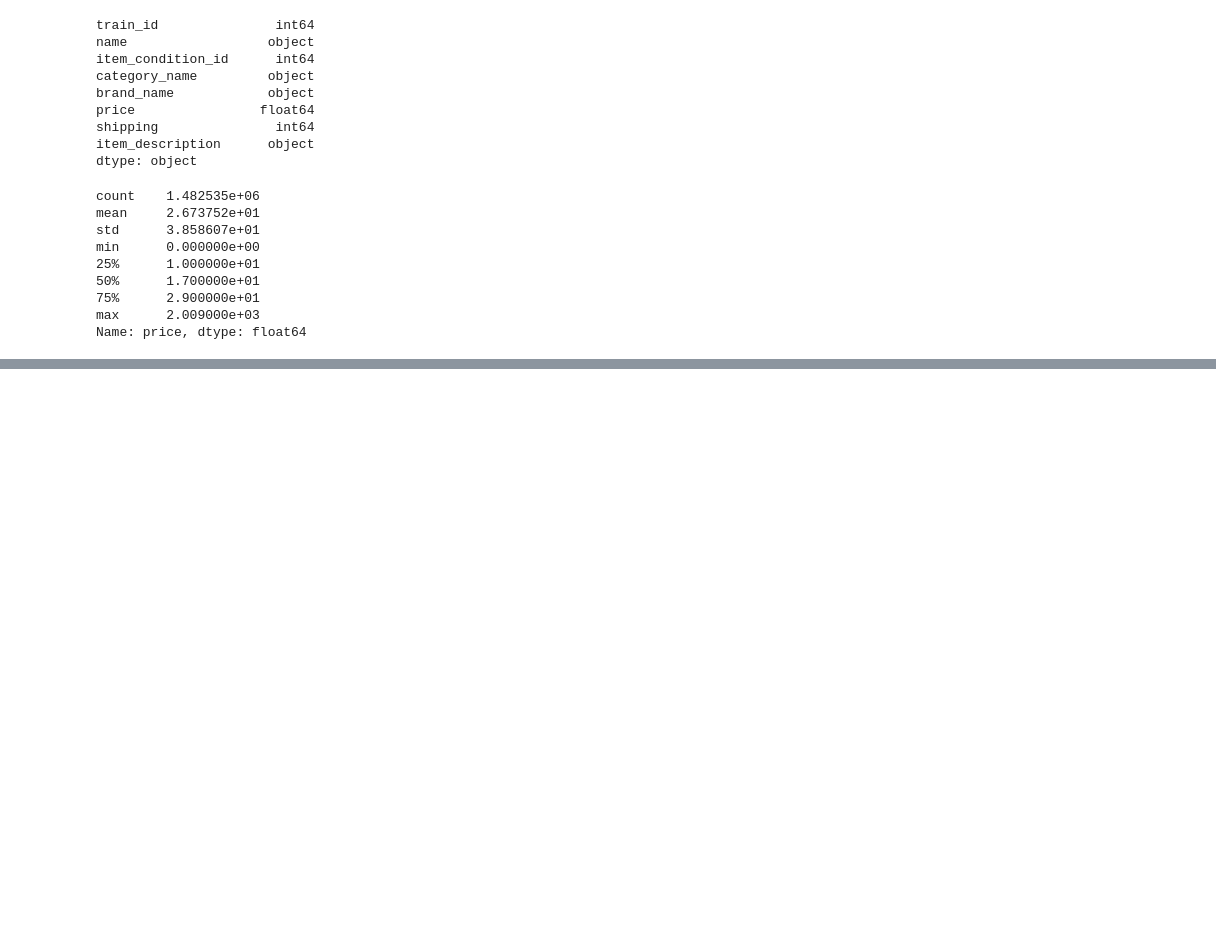
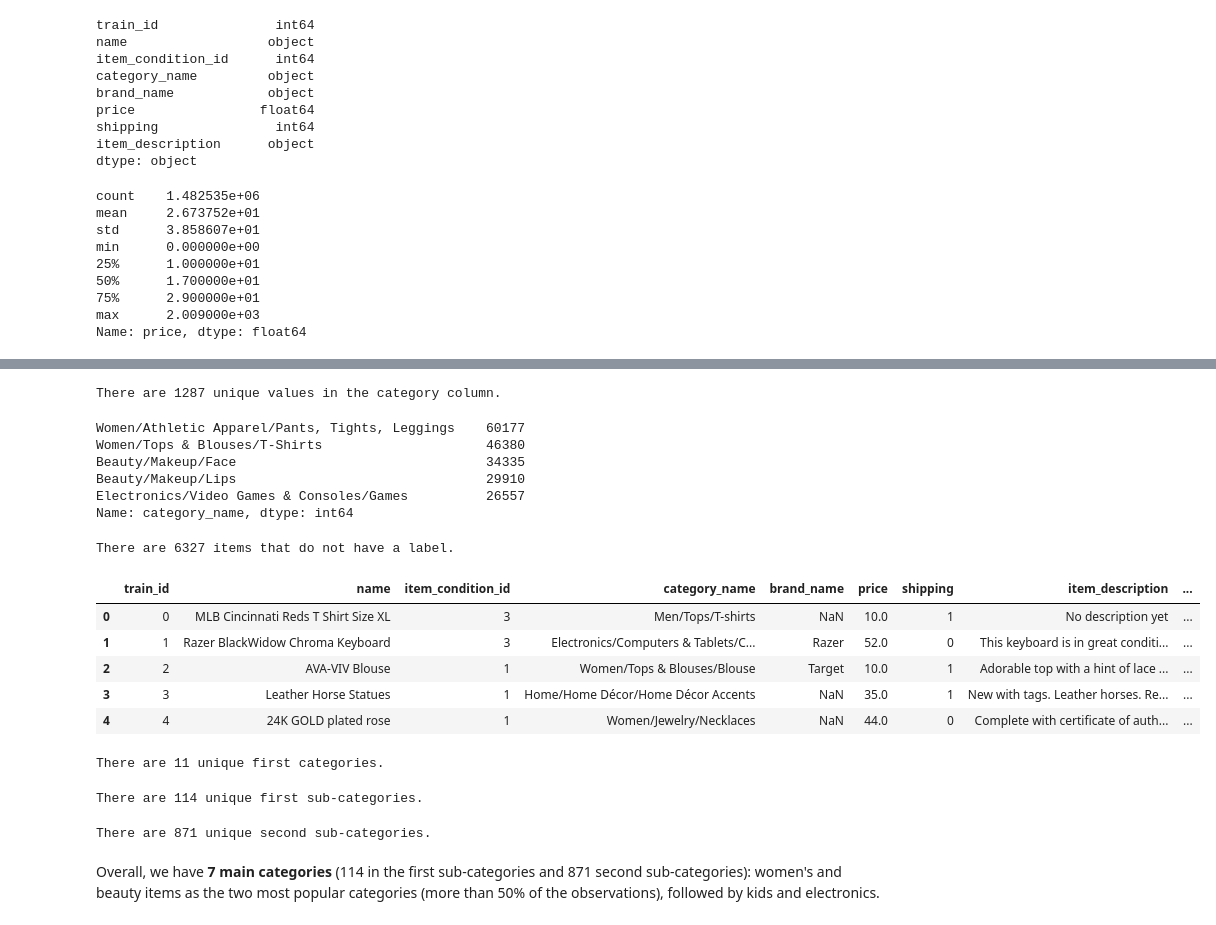
Before and after one commit to KStephenyang/Kaggle_MercariPrice, a Jupyter notebook: MercariPrice.ipynb, the cells around one changed output, grey strips where cells are left out. Drawn from its saved outputs; the diff is of its cells as text; code cells hidden in the pictures; blank space fills up the shorter version.

```diff
--- a/MercariPrice.ipynb
+++ b/MercariPrice.ipynb
@@ -46,0 +170,34 @@ Name: price, dtype: float64
+# %%
+print("There are %d unique values in the category column." % train['category_name'].nunique())
+# %% [output]
+There are 1287 unique values in the category column.
+# %%
+# TOP 5 RAW CATEGORIES
+train['category_name'].value_counts()[:5]
+# %% [output]
+Women/Athletic Apparel/Pants, Tights, Leggings    60177
+Women/Tops & Blouses/T-Shirts                     46380
+Beauty/Makeup/Face                                34335
+Beauty/Makeup/Lips                                29910
+Electronics/Video Games & Consoles/Games          26557
+Name: category_name, dtype: int64
+# %%
+# missing categories
+print("There are %d items that do not have a label." % train['category_name'].isnull().sum())
+# %% [output]
+There are 6327 items that do not have a label.
+# %%
+# reference: BuryBuryZymon at https://www.kaggle.com/maheshdadhich/i-will-sell-everything-for-free-0-55
+def split_cat(text):
+    try: return text.split("/")
+    except: return ("No Label", "No Label", "No Label")
+# %%
+train['general_cat'], train['subcat_1'], train['subcat_2'] = zip(*train['category_name'].apply(lambda x: split_cat(x)))
+train.head()
+# %% [output]
+|  | train_id | name | item_condition_id | category_name | brand_name | price | shipping | item_description | ... |
+| 0 | 0 | MLB Cincinnati Reds T Shirt Size XL | 3 | Men/Tops/T-shirts | NaN | 10.0 | 1 | No description yet | ... |
+| 1 | 1 | Razer BlackWidow Chroma Keyboard | 3 | Electronics/Computers & Tablets/C... | Razer | 52.0 | 0 | This keyboard is in great conditi... | ... |
+| 2 | 2 | AVA-VIV Blouse | 1 | Women/Tops & Blouses/Blouse | Target | 10.0 | 1 | Adorable top with a hint of lace ... | ... |
+| 3 | 3 | Leather Horse Statues | 1 | Home/Home Décor/Home Décor Accents | NaN | 35.0 | 1 | New with tags. Leather horses. Re... | ... |
+| 4 | 4 | 24K GOLD plated rose | 1 | Women/Jewelry/Necklaces | NaN | 44.0 | 0 | Complete with certificate of auth... | ... |
@@ -46,0 +208,14 @@ Name: price, dtype: float64
+# %%
+print("There are %d unique first categories." % train['general_cat'].nunique())
+# %% [output]
+There are 11 unique first categories.
+# %%
+print("There are %d unique first sub-categories." % train['subcat_1'].nunique())
+# %% [output]
+There are 114 unique first sub-categories.
+# %%
+print("There are %d unique second sub-categories." % train['subcat_2'].nunique())
+# %% [output]
+There are 871 unique second sub-categories.
+# %% [markdown]
+Overall, we have **7 main categories** (114 in the first sub-categories and 871 second sub-categories): women's and beauty items as the two most popular categories (more than 50% of the observations), followed by kids and electronics.
```
Also changed, not shown: parts of 40 cells of this notebook.
